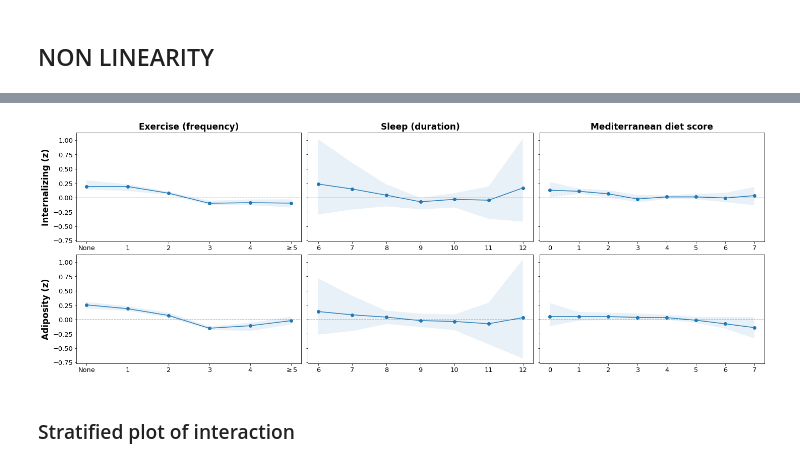
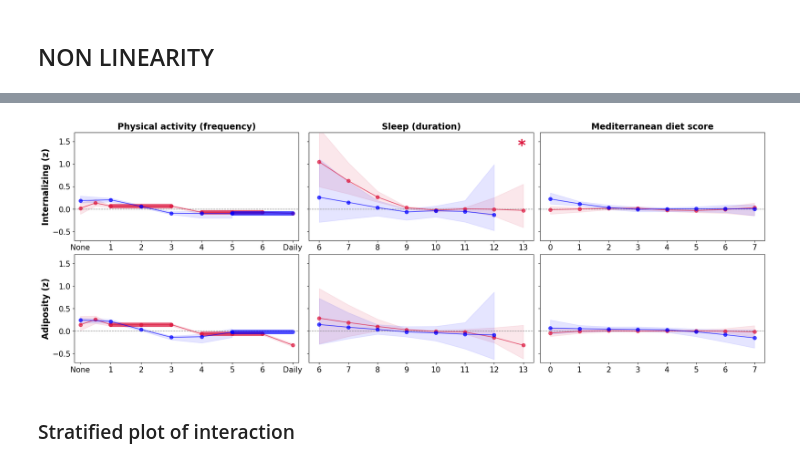
Before and after one commit to SereDef/lifestyle-moderators-project, a Jupyter notebook: Figures.ipynb, the cells around one changed output, grey strips where cells are left out. Cells and saved outputs as stored; diff of their text form; code cells hidden in the pictures.

```diff
--- a/Figures.ipynb
+++ b/Figures.ipynb
@@ -329,6 +362,3 @@ read_res_sheets('GENR', 'simpslopes', '170423')
 ALSPAC_adi_exerc_ssl, ALSPAC_adi_mdiet_ssl, ALSPAC_adi_sleep_ssl, ALSPAC_int_exerc_ssl, ALSPAC_int_mdiet_ssl, ALSPAC_int_sleep_ssl,
 
 GENR_adi_exerc_ssl, GENR_adi_mdiet_ssl, GENR_adi_sleep_ssl, GENR_int_exerc_ssl, GENR_int_mdiet_ssl, GENR_int_sleep_ssl,
-# %%
-mod='exerc'
-float(ALSPAC_els_fat.loc[ALSPAC_els_fat.index.str.contains(':'+mod,na=False), 'p.value'])
@@ -415,10 +450,9 @@ f.savefig(respath+'3.Lin-results.pdf', dpi=400)
 # %%
-def check_slope(cohort, mod, out='intern_z'):
+def check_slope(cohort, mod, out):
     cohort['sleep'] = round(cohort['sleep'])
-    sns.lmplot(x="ELS_z",
-           y="intern_z",
-           hue=mod , scatter=False, palette='RdYlBu',
+    sns.lmplot(x="ELS_z", y=out,
+           hue=mod , scatter=False, palette='viridis',
            data=cohort, truncate=False)
 
-for m in ['exerc','sleep','mdiet']:
-    check_slope(ALSP, m, out='intern_z')
+# for m in ['exerc','sleep','mdiet']:
+#     check_slope(ALSP, m, out='adipos_z')
@@ -436,33 +481,60 @@ GENR_intern_exerc, GENR_intern_sleep, GENR_intern_mdiet, GENR_adipos_exerc, GENR
 # %%
 f, axs = plt.subplots(2,3,constrained_layout=True, figsize=(20, 7), sharey=True)
 
-ms = {'exerc':'Exercise (frequency)','sleep':'Sleep (duration)','mdiet':'Mediterranean diet score'}
+ms = {'exerc':'Physical activity (frequency)','sleep':'Sleep (duration)','mdiet':'Mediterranean diet score'}
 
-def plot_spline(ax, outc, mod, cohort='GENR'):
-    d = globals()[cohort+'_'+outc+'_'+mod]
-    ax.plot(d.pred, '-o')
-    ax.fill_between(d.index, d.lower, d.upper, alpha=0.1)
+def plot_spline(ax, outc, mod):
+
+    dG = globals()['GENR_'+outc+'_'+mod]
+    dA = globals()['ALSPAC_'+outc+'_'+mod]
+    if mod=='exerc':
+        dA['val'] = [0,0.5,2,5,7]
+        dA = dA.set_index('val')
+        dA = pd.concat([dA.loc[0:.5],
+                        pd.DataFrame(np.repeat([dA.loc[2],dA.loc[5]],3, axis=0), index=list(range(1,7)), columns=dA.columns),
+                        pd.DataFrame(dA.loc[7]).T])
+
     ax.axhline(y = 0, color = 'grey', ls = '--', lw = 1)
+
+    def plax(d, ax, c, span):
+        ax.plot(d.pred, '-o', color=c, ms=7, alpha=.7)
+        ax.fill_between(d.index, d.lower, d.upper, alpha=0.1, color=c)
+        if mod=='exerc':
+            for t in span: ax.hlines(y = d.loc[t[0],'pred'], xmin = t[0], xmax = t[1], color=c, lw=8.5,
+                                     capstyle='round', alpha=.7)
+
+    plax(dA, ax=ax, c='crimson', span=[(1,3),(4,6)])
+    plax(dG, ax=ax, c='blue', span=[(5,7)])
+
     ylab = 'Internalizing (z)' if outc =='intern' else 'Adiposity (z)'
-    if mod =='exerc': ax.set_ylabel(ylab, fontsize=17, fontweight='bold')
+    # Add title only to first line plots
     if outc =='intern': ax.set_title(ms[mod], fontsize=17, fontweight='bold')
 
-    if mod == 'exerc':
-        lbls = ['None','<1','1-3','4-6','Daily'] if cohort=='ALSPAC' else ['-','None','1','2','3','4',r'$\geq$5']
-        ax.set_xticklabels(lbls)
-    if mod == 'sleep': ax.set_xticklabels(list(range(5, 13)))
+    if mod =='exerc':
+        # Add y label only to left plots
+        ax.set_ylabel(ylab, fontsize=17, fontweight='bold')
+        lbls = ['None','1','2','3','4','5','6','Daily'] #r'$\geq$5'
+        ax.set_xticks(range(8)); ax.set_xticklabels(lbls)
+        # ax.tick_params(direction = 'in')
+        ax.set_xlim(-.2,7.2)
+        #axA = ax.twiny()
+        #axA.set_xticks([0,0.5,2,5,7]); axA.set_xticklabels(['None','<1','1-3','4-6','Daily'])
+        #axA.tick_params(direction = 'in')
 
-    ax.tick_params(axis='both', which='major', labelsize = 13)
+    if mod == 'sleep': ax.set_xticklabels(list(range(5, 14)))
 
-plot_spline(axs[0,0], 'intern', 'exerc', 'GENR')
-plot_spline(axs[0,1], 'intern', 'sleep', 'GENR')
-plot_spline(axs[0,2], 'intern', 'mdiet', 'GENR')
+    ax.tick_params(axis='both', which='major', labelsize = 15)
+    ax.set_ylim(-.7,1.7)
 
-plot_spline(axs[1,0], 'adipos', 'exerc', 'GENR')
-plot_spline(axs[1,1], 'adipos', 'sleep', 'GENR')
-plot_spline(axs[1,2], 'adipos', 'mdiet', 'GENR')
+for r, m in enumerate(ms.keys()):
+    plot_spline(axs[0,r], 'intern', m)
+    plot_spline(axs[1,r], 'adipos', m)
+
+axs[0,1].text(6.8,1.3, '*', fontsize=30, fontweight='bold', color='crimson');
+
+f.savefig(respath+'S3.Non-linearity_revised.pdf', dpi=400)
 # %% [output]
-[figure, old version]
+[figure, new version]
 # %% [markdown]
 ### Stratified plot of interaction
 # %%
```
Also changed, not shown: parts of 22 cells of this notebook, 4 other files.
